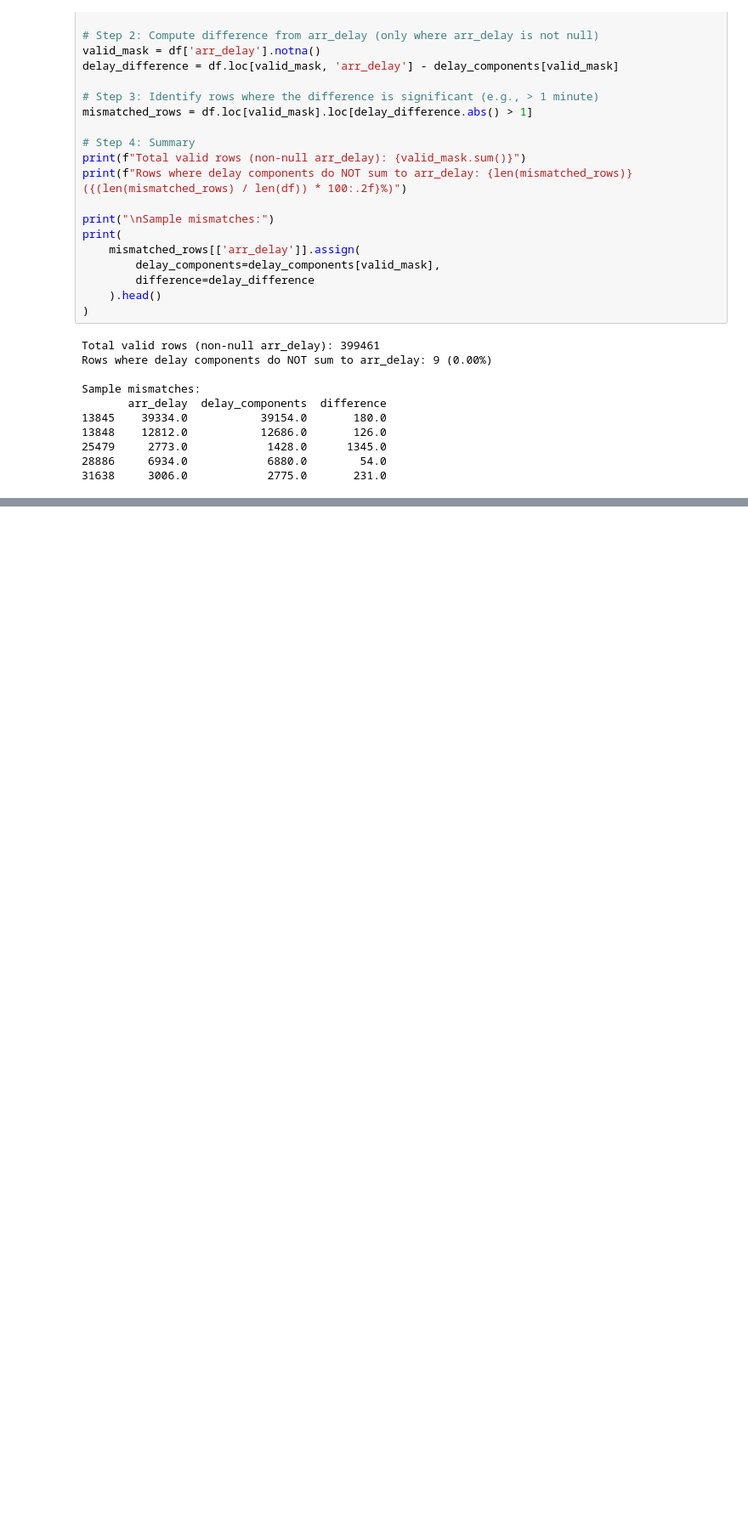
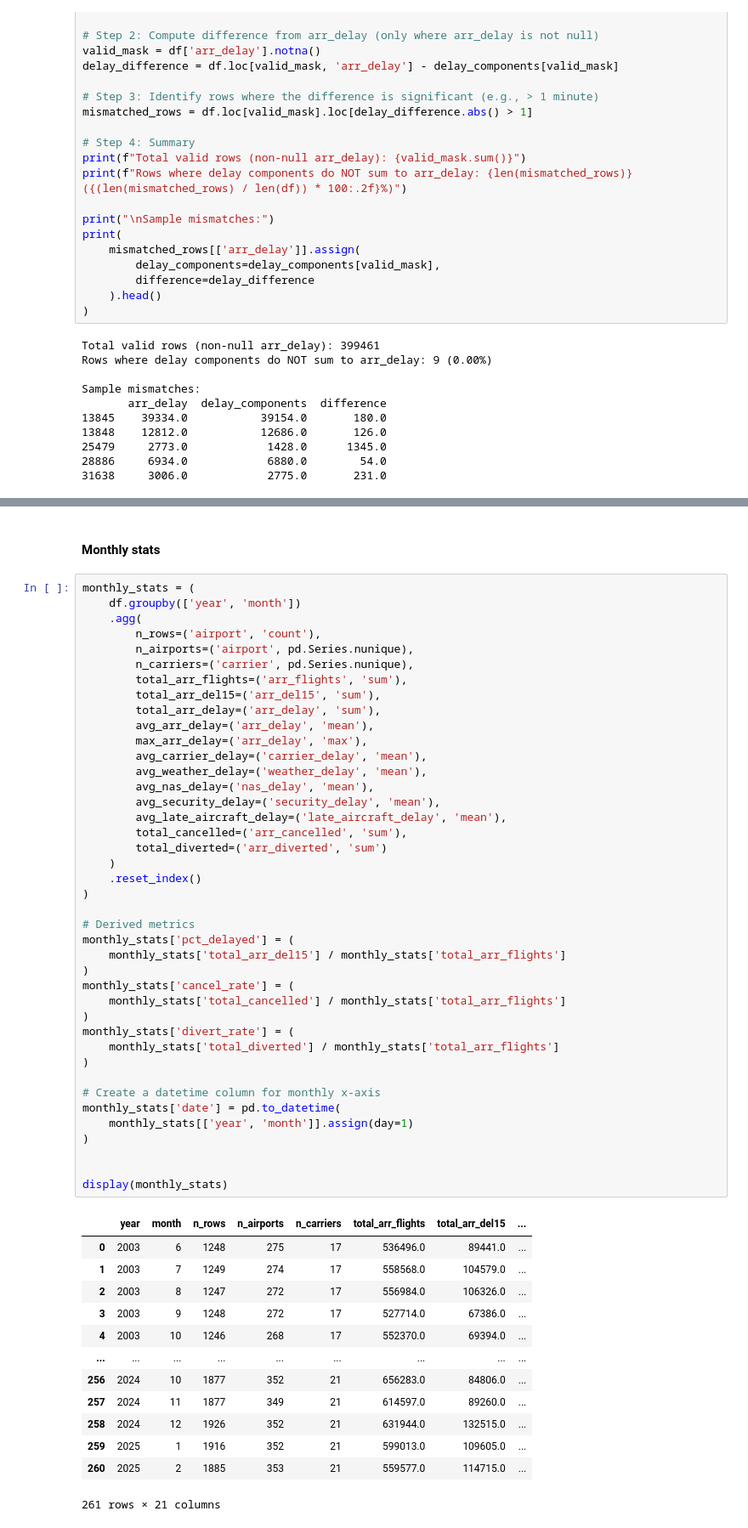
Before and after one commit to mrakelinggar/data-stuffs, a Jupyter notebook: time_series/flight_delays/ts - flight_delays.ipynb, the cells around one changed output, grey strips where cells are left out. Shown at 85% size. Drawn from its saved outputs; the diff is of its cells as text; blank space fills up the shorter version.

```diff
--- a/time_series/flight_delays/ts - flight_delays.ipynb
+++ b/time_series/flight_delays/ts - flight_delays.ipynb
@@ -149,0 +168,57 @@ Out of 399,461 valid records (i.e., rows where `arr_delay` is not null), only 9
+# %% [markdown]
+#### Monthly stats
+# %%
+monthly_stats = (
+    df.groupby(['year', 'month'])
+    .agg(
+        n_rows=('airport', 'count'),
+        n_airports=('airport', pd.Series.nunique),
+        n_carriers=('carrier', pd.Series.nunique),
+        total_arr_flights=('arr_flights', 'sum'),
+        total_arr_del15=('arr_del15', 'sum'),
+        total_arr_delay=('arr_delay', 'sum'),
+        avg_arr_delay=('arr_delay', 'mean'),
+        max_arr_delay=('arr_delay', 'max'),
+        avg_carrier_delay=('carrier_delay', 'mean'),
+        avg_weather_delay=('weather_delay', 'mean'),
+        avg_nas_delay=('nas_delay', 'mean'),
+        avg_security_delay=('security_delay', 'mean'),
+        avg_late_aircraft_delay=('late_aircraft_delay', 'mean'),
+        total_cancelled=('arr_cancelled', 'sum'),
+        total_diverted=('arr_diverted', 'sum')
+    )
+    .reset_index()
+)
+
+# Derived metrics
+monthly_stats['pct_delayed'] = (
+    monthly_stats['total_arr_del15'] / monthly_stats['total_arr_flights']
+)
+monthly_stats['cancel_rate'] = (
+    monthly_stats['total_cancelled'] / monthly_stats['total_arr_flights']
+)
+monthly_stats['divert_rate'] = (
+    monthly_stats['total_diverted'] / monthly_stats['total_arr_flights']
+)
+
+# Create a datetime column for monthly x-axis
+monthly_stats['date'] = pd.to_datetime(
+    monthly_stats[['year', 'month']].assign(day=1)
+)
+
+
+display(monthly_stats)
+# %% [output]
+|  | year | month | n_rows | n_airports | n_carriers | total_arr_flights | total_arr_del15 | ... |
+| 0 | 2003 | 6 | 1248 | 275 | 17 | 536496.0 | 89441.0 | ... |
+| 1 | 2003 | 7 | 1249 | 274 | 17 | 558568.0 | 104579.0 | ... |
+| 2 | 2003 | 8 | 1247 | 272 | 17 | 556984.0 | 106326.0 | ... |
+| 3 | 2003 | 9 | 1248 | 272 | 17 | 527714.0 | 67386.0 | ... |
+| 4 | 2003 | 10 | 1246 | 268 | 17 | 552370.0 | 69394.0 | ... |
+| ... | ... | ... | ... | ... | ... | ... | ... | ... |
+| 256 | 2024 | 10 | 1877 | 352 | 21 | 656283.0 | 84806.0 | ... |
+| 257 | 2024 | 11 | 1877 | 349 | 21 | 614597.0 | 89260.0 | ... |
+| 258 | 2024 | 12 | 1926 | 352 | 21 | 631944.0 | 132515.0 | ... |
+| 259 | 2025 | 1 | 1916 | 352 | 21 | 599013.0 | 109605.0 | ... |
+| 260 | 2025 | 2 | 1885 | 353 | 21 | 559577.0 | 114715.0 | ... |
+261 rows × 21 columns
```
Also changed, not shown: parts of 8 cells of this notebook.
